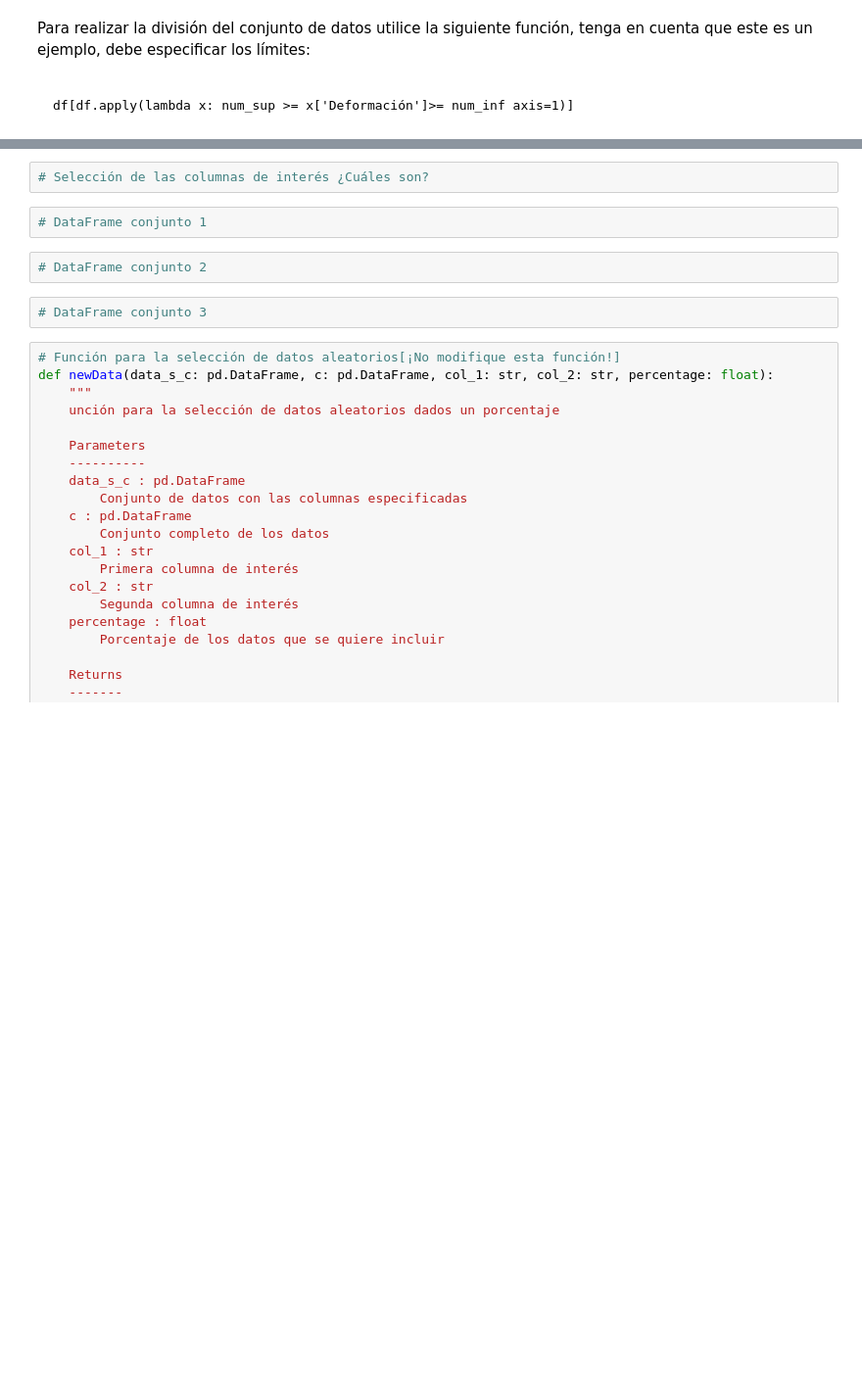
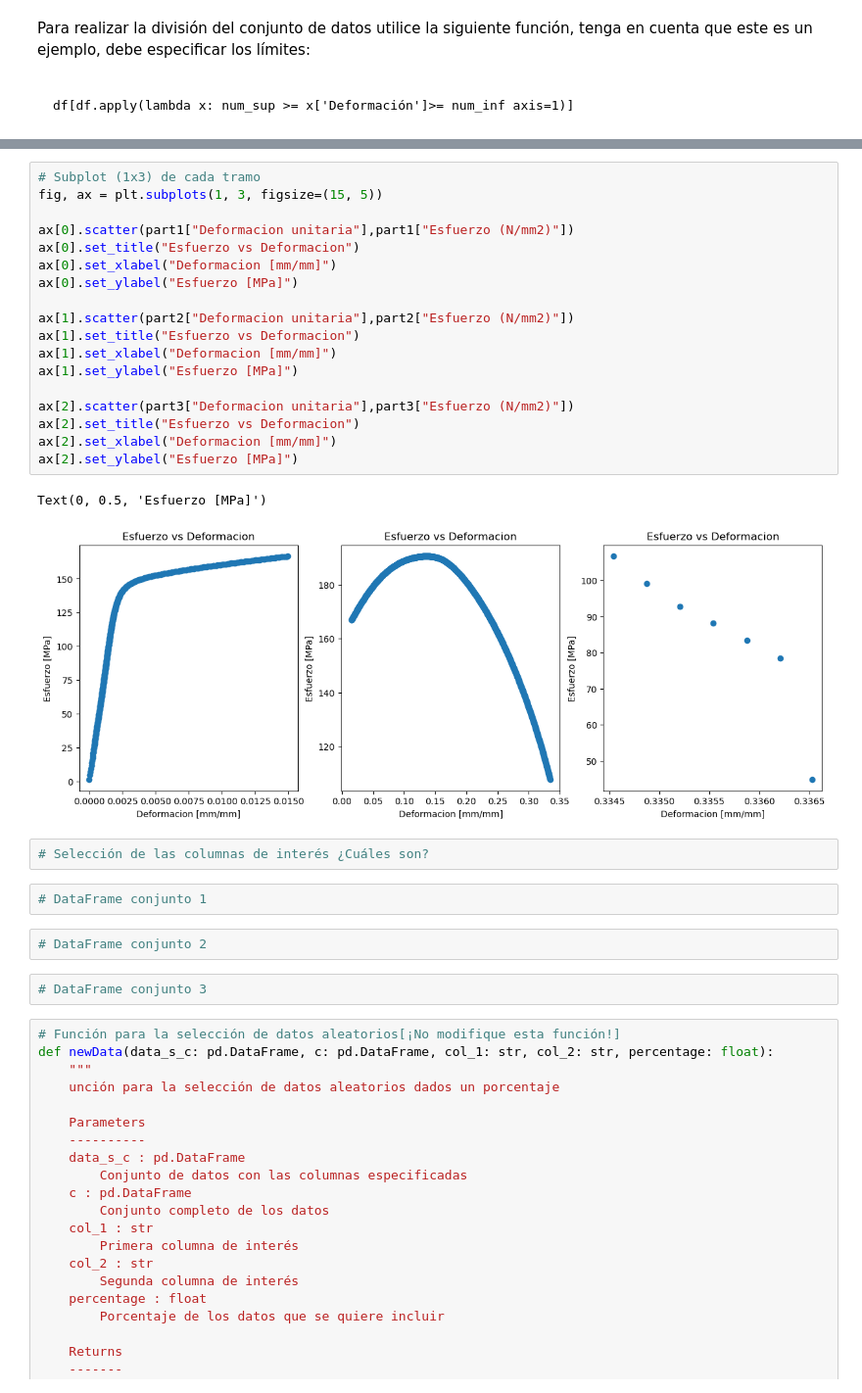
Before and after one commit to QuantumPower4/JuanGuzman-JhonAlex-HerraCompu-202302, a Jupyter notebook: Taller 1 - Interpolación y Raices/Taller_1.ipynb, the cells around one changed output, grey strips where cells are left out. Shown: that part at 98% size. Cells and saved outputs as stored; diff of their text form; blank space fills up the shorter version.

```diff
--- a/Taller 1 - Interpolación y Raices/Taller_1.ipynb
+++ b/Taller 1 - Interpolación y Raices/Taller_1.ipynb
@@ -354,3 +361,24 @@ df[df.apply(lambda x: num_sup >= x['Deformación']>= num_inf axis=1)]
+# %%
+# Subplot (1x3) de cada tramo
+fig, ax = plt.subplots(1, 3, figsize=(15, 5))
+
+ax[0].scatter(part1["Deformacion unitaria"],part1["Esfuerzo (N/mm2)"])
+ax[0].set_title("Esfuerzo vs Deformacion")
+ax[0].set_xlabel("Deformacion [mm/mm]")
+ax[0].set_ylabel("Esfuerzo [MPa]")
+
+ax[1].scatter(part2["Deformacion unitaria"],part2["Esfuerzo (N/mm2)"])
+ax[1].set_title("Esfuerzo vs Deformacion")
+ax[1].set_xlabel("Deformacion [mm/mm]")
+ax[1].set_ylabel("Esfuerzo [MPa]")
+
+ax[2].scatter(part3["Deformacion unitaria"],part3["Esfuerzo (N/mm2)"])
+ax[2].set_title("Esfuerzo vs Deformacion")
+ax[2].set_xlabel("Deformacion [mm/mm]")
+ax[2].set_ylabel("Esfuerzo [MPa]")
+# %% [output]
+Text(0, 0.5, 'Esfuerzo [MPa]')
+[figure, added]
 # %%
 # Selección de las columnas de interés ¿Cuáles son?
 # %%
```
Also changed, not shown: parts of 5 cells of this notebook.
